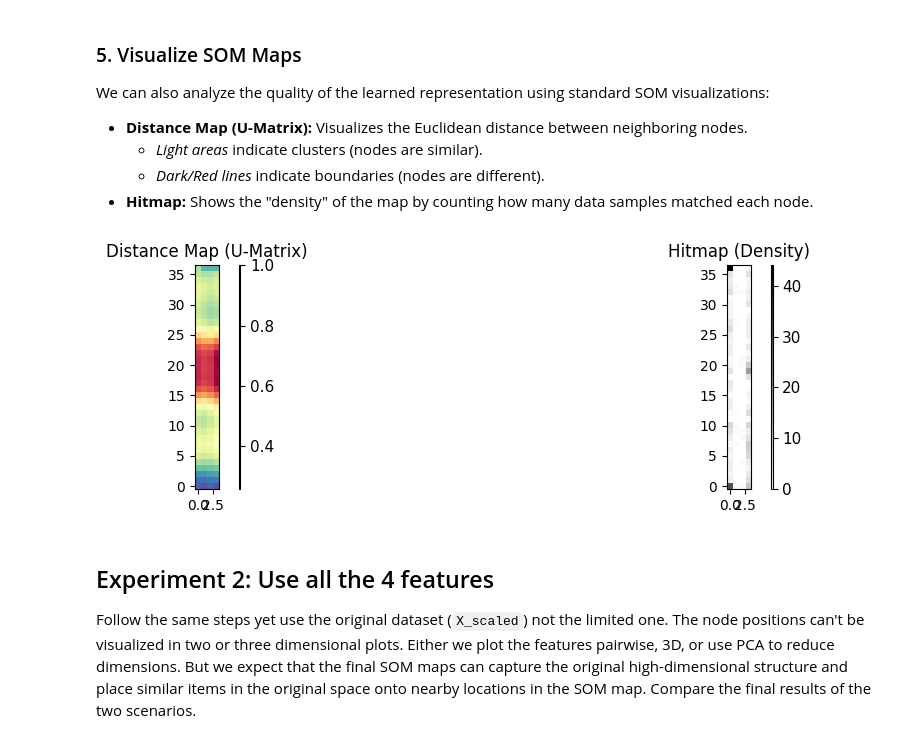
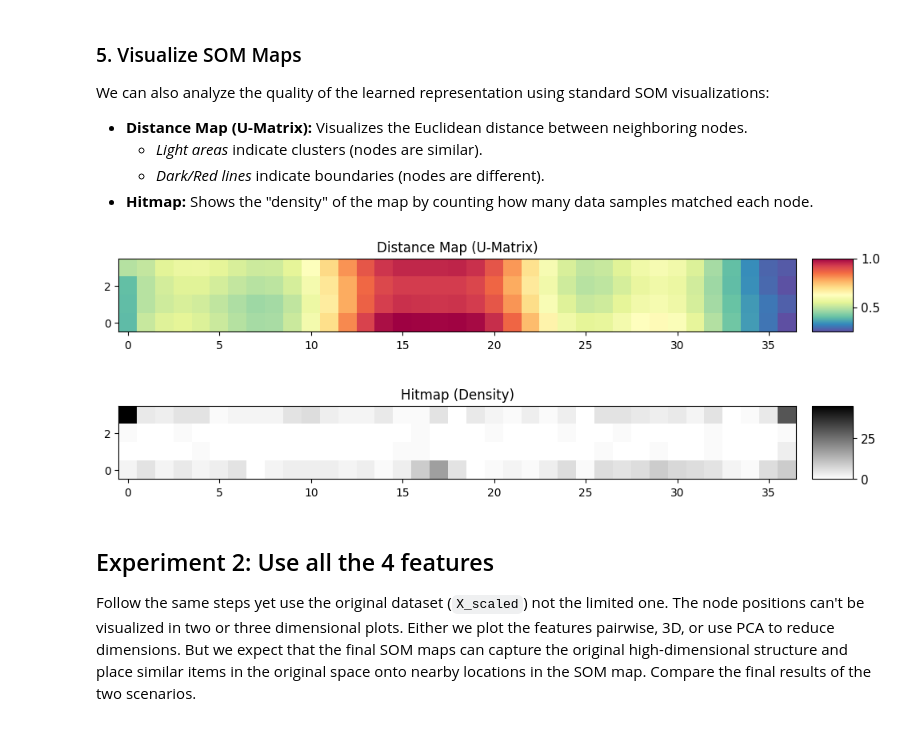
Before and after one commit to Data-Science-Club-ELTE/clustering-visualizing-data-in-two-dimensions, a Jupyter notebook: notebooks/02_som_representation_learning.ipynb, the cells around one changed output. Saved outputs shown, nothing was run; the diff lists cells and outputs as text; code cells hidden in the pictures.

```diff
--- a/notebooks/02_som_representation_learning.ipynb
+++ b/notebooks/02_som_representation_learning.ipynb
@@ -91,10 +89,9 @@ The visualization shows the SOM nodes (red) successfully learning the structure
 * **Topographic Error:** `0.003` (Near Zero).
 * This confirms that the map is mathematically smooth and has effectively preserved the neighborhood relationships of the original high-dimensional data.
 # %%
-from minisom import MiniSom
-# TODO: Hyperparameters
-d1_val = 37
-d2_val = 4
+# Hyperparameters
+d1_val = 4
+d2_val = 37
 
 # Calculate robust initial sigma (approx 12.33 for a length of 37)
 initial_sigma = max(d1_val, d2_val) / 3
@@ -104,16 +101,14 @@ hyparams = {
     "d2": int(d2_val),
     "sigma": initial_sigma, # start with D/2 for more robust map, or D/3 or smaller for more flexible
     "learning_rate": .5, # start with .5, usually between .5-1
-    "num_iteration": 5000, # a single iteration touches every data point in the dataset
+    "num_iteration": 100, # a single iteration touches every data point in the dataset
     "topology": "rectangular"
 }
 
-# TODO: Fit SOM
-
+# Fit SOM
 som = train_som(X=X_scaled_F12, **hyparams, random_seed=RAND, verb=True)
 
-# TODO: Extract learned node weights
-
+# Extract learned node weights
 node_weights = som.get_weights()
 node_weights_flat = node_weights.reshape(-1, node_weights.shape[2])
 # %% [output]
@@ -164,23 +159,19 @@ We can also analyze the quality of the learned representation using standard SOM
     * *Dark/Red lines* indicate boundaries (nodes are different).
 * **Hitmap:** Shows the "density" of the map by counting how many data samples matched each node.
 # %%
-# TODO: Visualize with the SOM maps
-
-# Create a wide figure to match the 37x4 grid shape
-# Width=15, Height=3 gives a nice "strip" view
-fig, (ax0, ax1) = plt.subplots(1, 2, figsize=(15, 3))
+fig, (ax0, ax1) = plt.subplots(2, 1, figsize=(10, 4))
 
 # 1. Distance Map
 visualize_distance_map(som=som, X=X_scaled_F12, ax=ax0)
 ax0.set_title("Distance Map (U-Matrix)")
 ax0.set_aspect('equal') # <--- Forces the cells to be square, not stretched
 
 # 2. Hitmap
 visualize_hitmap(som=som, X=X_scaled_F12, ax=ax1)
 ax1.set_title("Hitmap (Density)")
 ax1.set_aspect('equal')
 
 plt.tight_layout()
 plt.show()
 # %% [output]
-[figure, old version]
+[figure, new version]
```
Also changed, not shown: parts of 11 cells of this notebook.
